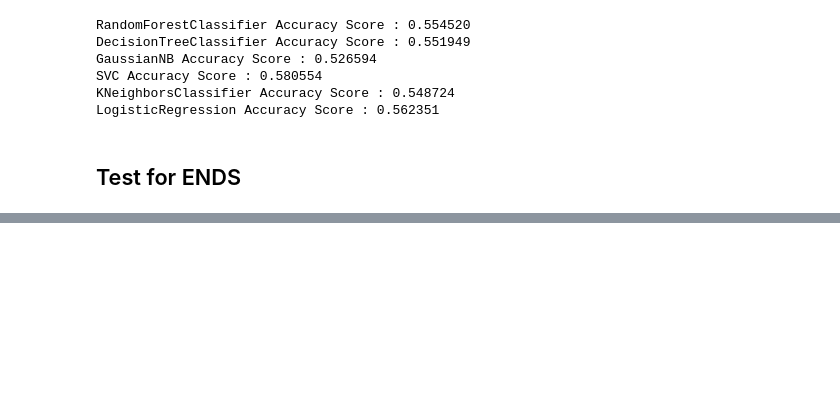
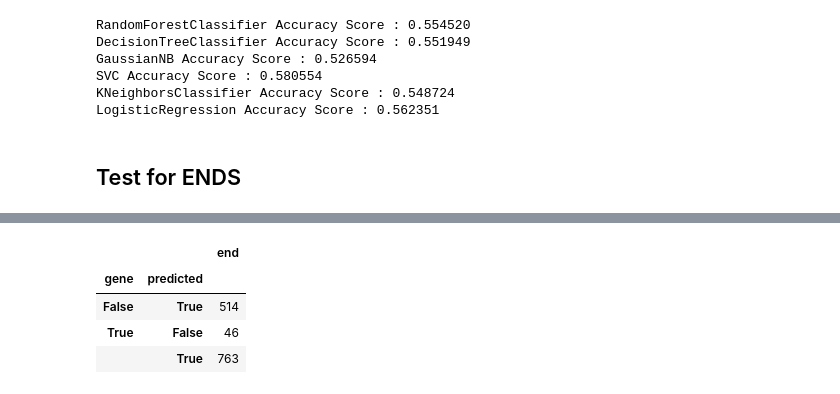
Before and after one commit to ingrid88/Bioinformatics-Kojak, a Jupyter notebook: StaphGenetics_ORFs-Copy1.ipynb, the cells around one changed output, grey strips where cells are left out. Cells and saved outputs as stored; diff of their text form; code cells hidden in the pictures; blank space fills up the shorter version.

```diff
--- a/StaphGenetics_ORFs-Copy1.ipynb
+++ b/StaphGenetics_ORFs-Copy1.ipynb
@@ -1488,0 +1551,8 @@ LogisticRegression Accuracy Score : 0.562351
+# %%
+merged_ends[["end","gene","predicted"]].groupby(["gene","predicted"]).count()
+# %% [output]
+|  |  | end |
+| gene | predicted |  |
+| False | True | 514 |
+| True | False | 46 |
+|  | True | 763 |
```
Also changed, not shown: parts of 17 cells of this notebook.
